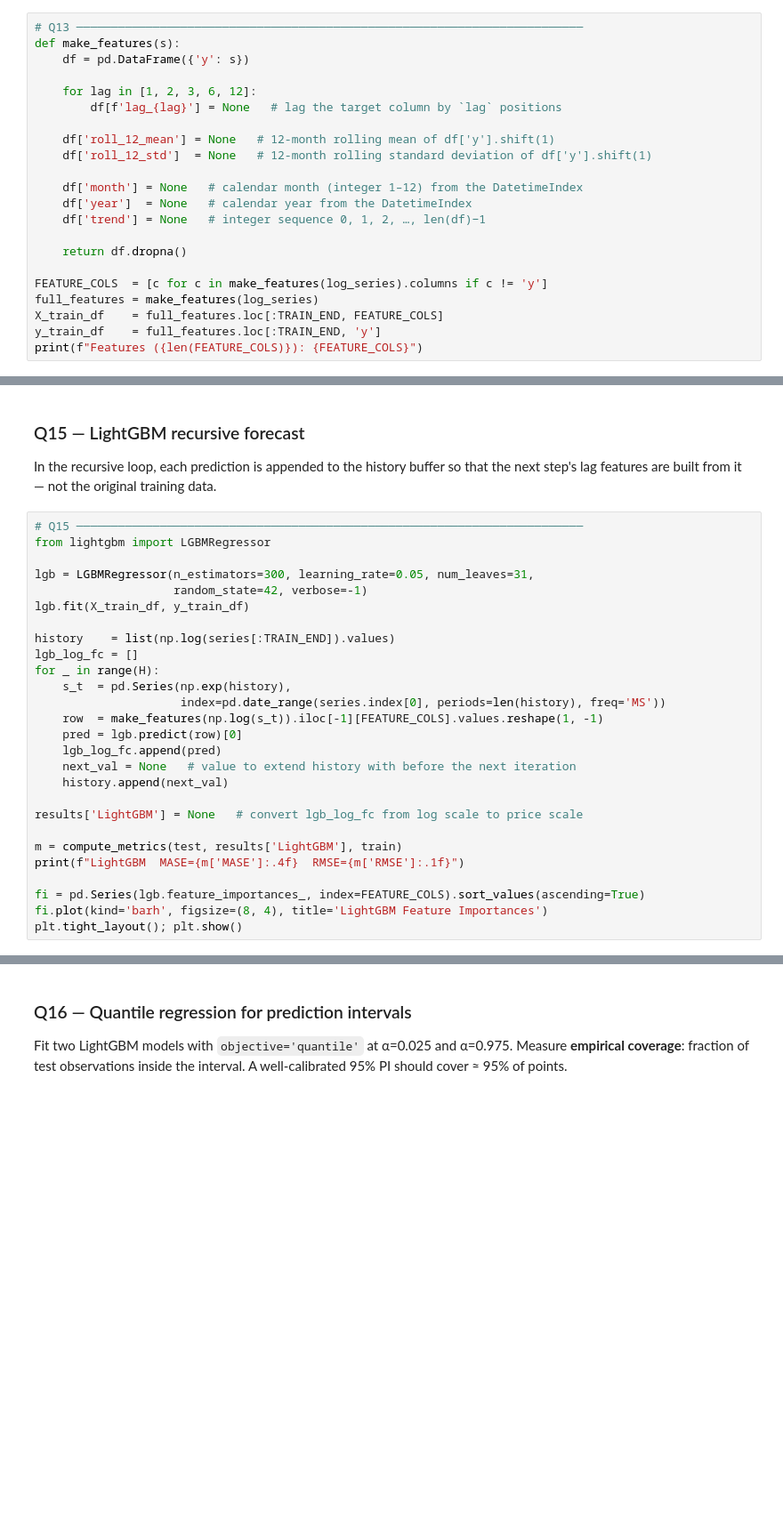
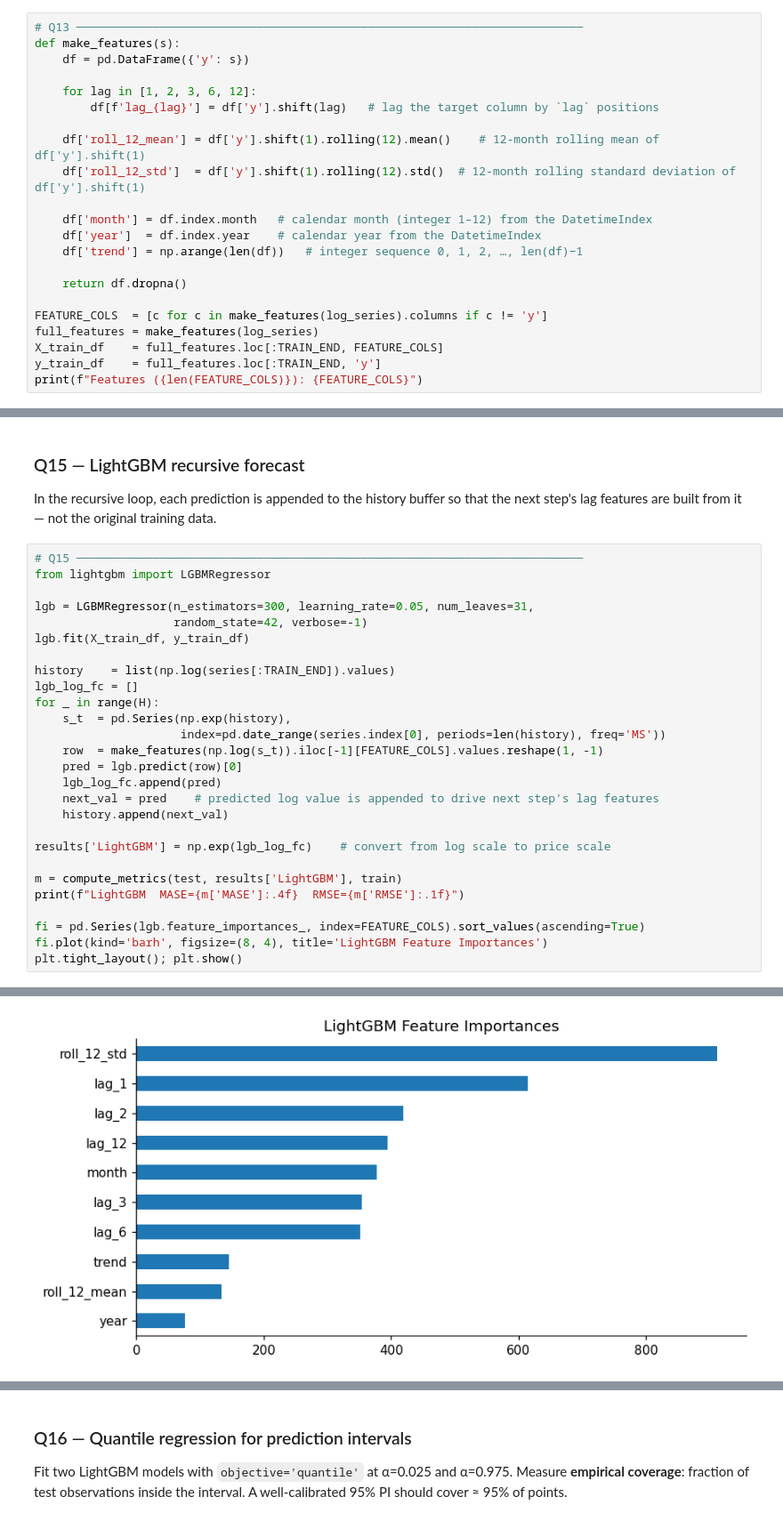
Before and after one commit to un1u3/ml-labs, a Jupyter notebook: fusemachines-2026/phase2/assignment5/W8_Forecasting_Assignment.ipynb, the cells around one changed output, grey strips where cells are left out. Shown at 89% size. Drawn from its saved outputs; the diff is of its cells as text; blank space fills up the shorter version.

```diff
--- a/fusemachines-2026/phase2/assignment5/W8_Forecasting_Assignment.ipynb
+++ b/fusemachines-2026/phase2/assignment5/W8_Forecasting_Assignment.ipynb
@@ -516,14 +569,14 @@ def make_features(s):
     df = pd.DataFrame({'y': s})
 
     for lag in [1, 2, 3, 6, 12]:
-        df[f'lag_{lag}'] = None   # lag the target column by `lag` positions
+        df[f'lag_{lag}'] = df['y'].shift(lag)   # lag the target column by `lag` positions
 
-    df['roll_12_mean'] = None   # 12-month rolling mean of df['y'].shift(1)
-    df['roll_12_std']  = None   # 12-month rolling standard deviation of df['y'].shift(1)
+    df['roll_12_mean'] = df['y'].shift(1).rolling(12).mean()    # 12-month rolling mean of df['y'].shift(1)
+    df['roll_12_std']  = df['y'].shift(1).rolling(12).std()  # 12-month rolling standard deviation of df['y'].shift(1)
 
-    df['month'] = None   # calendar month (integer 1–12) from the DatetimeIndex
-    df['year']  = None   # calendar year from the DatetimeIndex
-    df['trend'] = None   # integer sequence 0, 1, 2, …, len(df)−1
+    df['month'] = df.index.month   # calendar month (integer 1–12) from the DatetimeIndex
+    df['year']  = df.index.year    # calendar year from the DatetimeIndex
+    df['trend'] = np.arange(len(df))   # integer sequence 0, 1, 2, …, len(df)−1
 
     return df.dropna()
 
@@ -608,10 +685,10 @@ for _ in range(H):
     row  = make_features(np.log(s_t)).iloc[-1][FEATURE_COLS].values.reshape(1, -1)
     pred = lgb.predict(row)[0]
     lgb_log_fc.append(pred)
-    next_val = None   # value to extend history with before the next iteration
+    next_val = pred    # predicted log value is appended to drive next step's lag features
     history.append(next_val)
 
-results['LightGBM'] = None   # convert lgb_log_fc from log scale to price scale
+results['LightGBM'] = np.exp(lgb_log_fc)    # convert from log scale to price scale
 
 m = compute_metrics(test, results['LightGBM'], train)
 print(f"LightGBM  MASE={m['MASE']:.4f}  RMSE={m['RMSE']:.1f}")
@@ -619,3 +696,4 @@ print(f"LightGBM  MASE={m['MASE']:.4f}  RMSE={m['RMSE']:.1f}")
 fi = pd.Series(lgb.feature_importances_, index=FEATURE_COLS).sort_values(ascending=True)
 fi.plot(kind='barh', figsize=(8, 4), title='LightGBM Feature Importances')
 plt.tight_layout(); plt.show()
+# %% [output]
@@ -622,3 +701,4 @@ plt.tight_layout(); plt.show()
+[figure, added]
 # %%
 # SELF-CHECK
 lgb_mase = compute_metrics(test, results['LightGBM'], train)['MASE']
```
Also changed, not shown: parts of 46 cells of this notebook, 1 other file.
